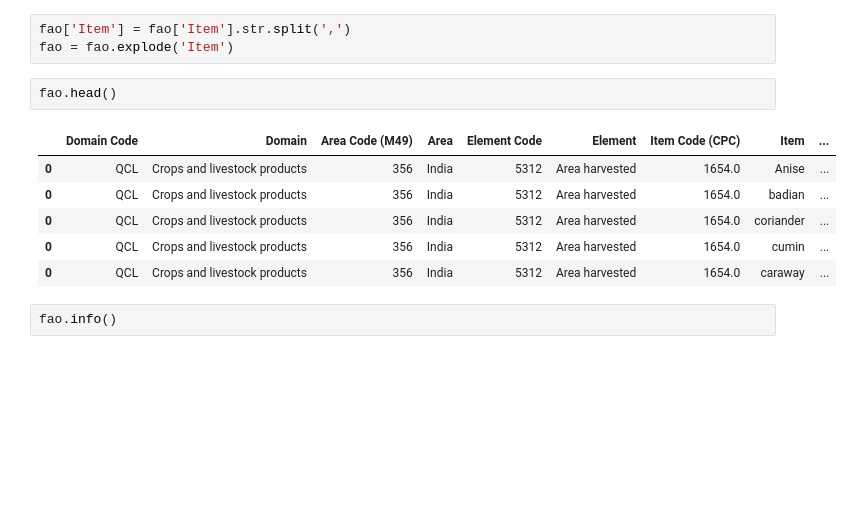
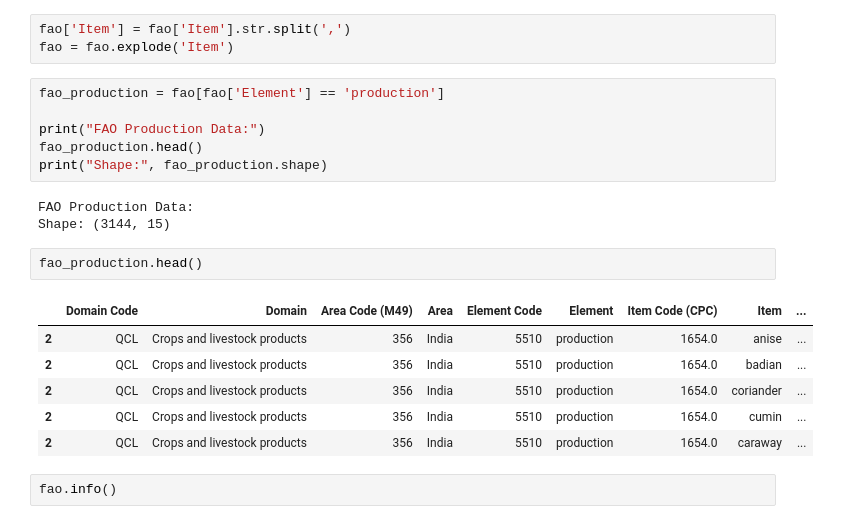
Before and after one commit to springboardmentor2468a-lab/AgriYield, a Jupyter notebook: AgriYield_Predictor.ipynb, the cells around one changed output. Cells and saved outputs as stored; diff of their text form; blank space fills up the shorter version.

```diff
--- a/AgriYield_Predictor.ipynb
+++ b/AgriYield_Predictor.ipynb
@@ -308,15 +308,24 @@ array(['Anise, badian, coriander, cumin, caraway, fennel and juniper berries, ra
 # %%
 fao['Item'] = fao['Item'].str.split(',')
 fao = fao.explode('Item')
+# %%
+fao_production = fao[fao['Element'] == 'production']
+
+print("FAO Production Data:")
+fao_production.head()
+print("Shape:", fao_production.shape)
+# %% [output]
+FAO Production Data:
+Shape: (3144, 15)
 # %%
-fao.head()
+fao_production.head()
 # %% [output]
 |  | Domain Code | Domain | Area Code (M49) | Area | Element Code | Element | Item Code (CPC) | Item | ... |
-| 0 | QCL | Crops and livestock products | 356 | India | 5312 | Area harvested | 1654.0 | Anise | ... |
-| 0 | QCL | Crops and livestock products | 356 | India | 5312 | Area harvested | 1654.0 | badian | ... |
-| 0 | QCL | Crops and livestock products | 356 | India | 5312 | Area harvested | 1654.0 | coriander | ... |
-| 0 | QCL | Crops and livestock products | 356 | India | 5312 | Area harvested | 1654.0 | cumin | ... |
-| 0 | QCL | Crops and livestock products | 356 | India | 5312 | Area harvested | 1654.0 | caraway | ... |
+| 2 | QCL | Crops and livestock products | 356 | India | 5510 | production | 1654.0 | anise | ... |
+| 2 | QCL | Crops and livestock products | 356 | India | 5510 | production | 1654.0 | badian | ... |
+| 2 | QCL | Crops and livestock products | 356 | India | 5510 | production | 1654.0 | coriander | ... |
+| 2 | QCL | Crops and livestock products | 356 | India | 5510 | production | 1654.0 | cumin | ... |
+| 2 | QCL | Crops and livestock products | 356 | India | 5510 | production | 1654.0 | caraway | ... |
 # %%
 fao.info()
 # %% [output]
```
Also changed, not shown: parts of 11 cells of this notebook.
